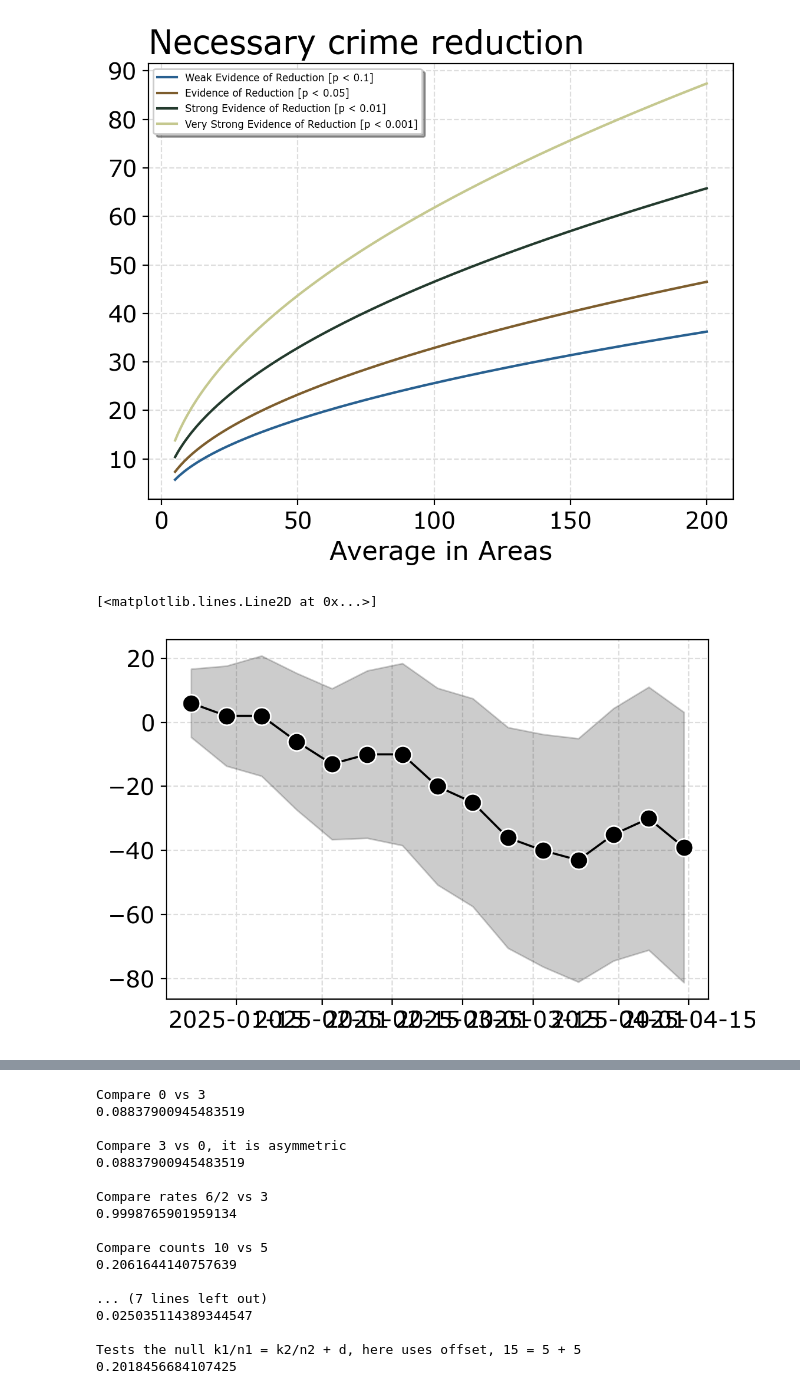
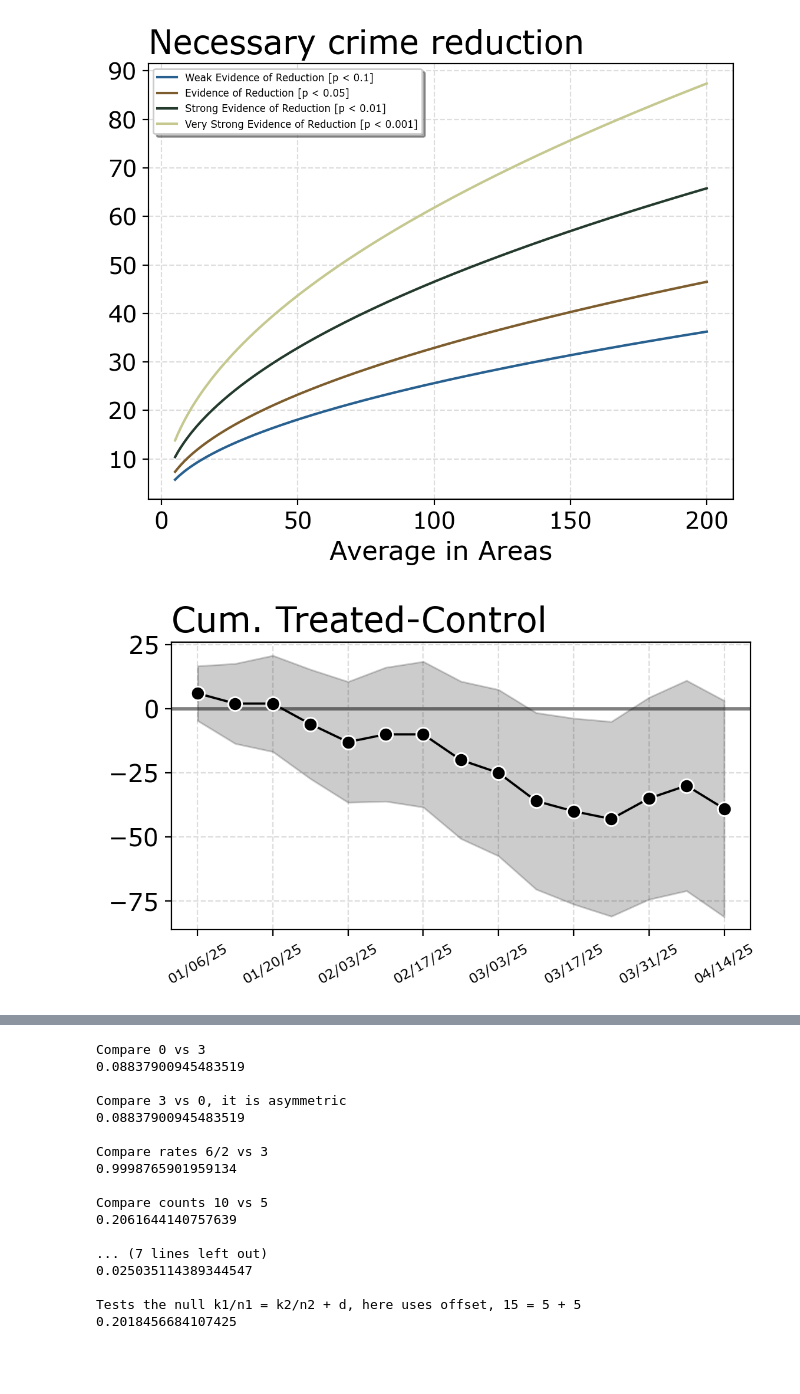
Before and after one commit to apwheele/crimepy, a Jupyter notebook: notebooks/WDD_Examples.ipynb, the cells around one changed output, grey strips where cells are left out. Saved outputs shown, nothing was run; the diff lists cells and outputs as text; code cells hidden in the pictures; blank space fills up the shorter version.

```diff
--- a/notebooks/WDD_Examples.ipynb
+++ b/notebooks/WDD_Examples.ipynb
@@ -118,25 +118,29 @@ ax.set_title('Necessary crime reduction')
 leg = ax.legend(fontsize=6)
 # %% [output]
 [figure]
-# %%
-# Function to examine differences over time
-# making simulated data
-
-dr = pd.date_range(start='2025-01-06', periods=15, freq='7D')
-np.random.seed(10)
-treat = np.random.poisson(lam=20,size=dr.shape[0])
-cont = np.random.poisson(lam=25,size=dr.shape[0])
-df = pd.DataFrame(zip(dr,treat,cont),columns=['Week','Treated','Control'])
-cum_stats = cum_wdd(df,'Treated','Control')
-cum_stats['Week'] = df['Week']
-
-cum_stats
-
-# creating chart of the differences over time
-fig, ax = plt.subplots(figsize=(6,4))
-ax.fill_between(cum_stats['Week'], cum_stats['LowCI'], cum_stats['HighCI'],alpha=0.2, color='k')
-ax.plot(cum_stats['Week'],cum_stats['CumDif'],c='k',linewidth=1.3,
-        marker='o',markersize=11,markeredgecolor='white')
-# %% [output]
-[<matplotlib.lines.Line2D at 0x...>]
-[figure, removed]
+# %%
+# Function to examine differences over time
+# making simulated data
+dr = pd.date_range(start='2025-01-06', periods=15, freq='7D')
+np.random.seed(10)
+treat = np.random.poisson(lam=20,size=dr.shape[0])
+cont = np.random.poisson(lam=25,size=dr.shape[0])
+df = pd.DataFrame(zip(dr,treat,cont),columns=['Week','Treated','Control'])
+
+# calculating the cumulative stats of treated vs control
+cum_stats = cum_wdd(df,'Treated','Control')
+cum_stats['Week'] = df['Week']
+cum_stats['WeekN'] = np.arange(1,df.shape[0]+1)
+
+# creating chart of the differences over time
+fig, ax = plt.subplots(figsize=(6,3))
+line = ax.axhline(0,color='grey',linewidth=2,zorder=1)
+area = ax.fill_between(cum_stats['Week'], cum_stats['LowCI'], cum_stats['HighCI'],alpha=0.2, color='k')
+line = ax.plot(cum_stats['Week'],cum_stats['CumDif'],c='k',linewidth=1.3,
+        marker='o',markersize=8,markeredgecolor='white')
+txt = ax.set_title('Cum. Treated-Control')
+# making xticks nicer, every other week
+sub = cum_stats[(cum_stats['WeekN']-1).mod(2) == 0]
+lab = ax.set_xticks(sub['Week'],sub['Week'].dt.strftime('%m/%d/%y'),fontsize=8,rotation=30)
+# %% [output]
+[figure, added]
```
Also changed, not shown: parts of 1 cell of this notebook.
